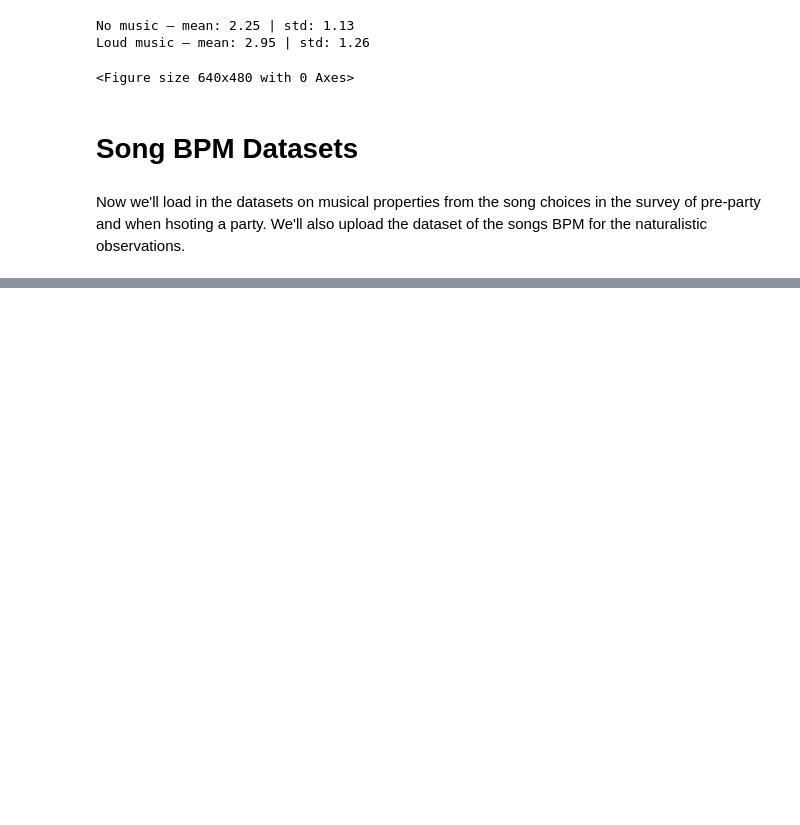
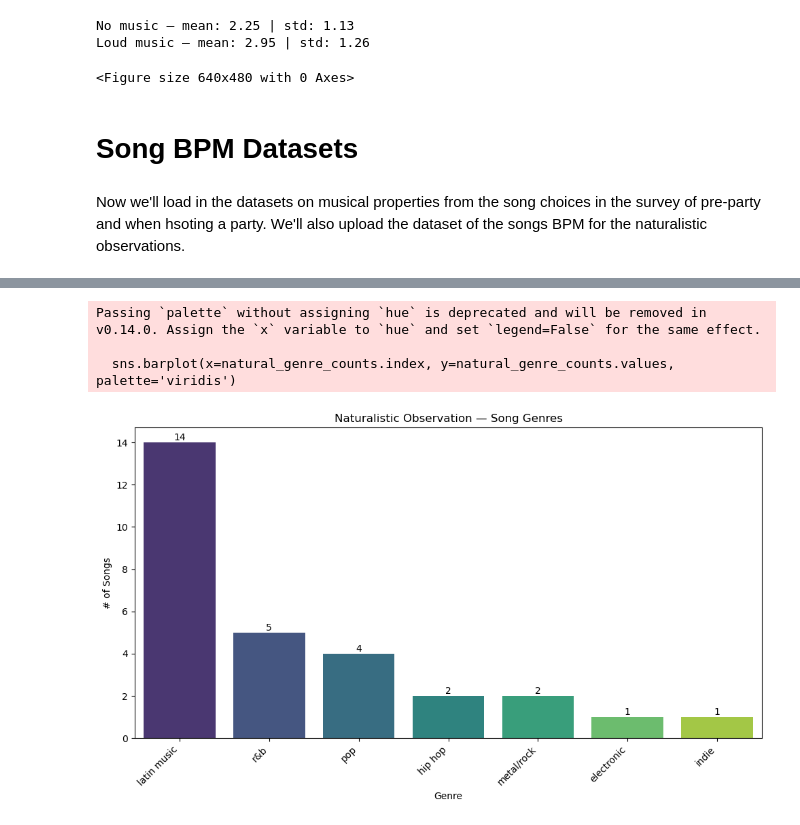
Before and after one commit to aranzahv4/music-motivation-survey-repo, a Jupyter notebook: notebooks/02_Music_Data.ipynb, the cells around one changed output, grey strips where cells are left out. Drawn from its saved outputs; the diff is of its cells as text; code cells hidden in the pictures; blank space fills up the shorter version.

Commit message:
genre for nat songs

```diff
--- a/notebooks/02_Music_Data.ipynb
+++ b/notebooks/02_Music_Data.ipynb
@@ -500,4 +500,4 @@ preparty_songs_df = pd.read_csv('../data/raw/Team Directory - Pre-Party Songs (2
 hosting_songs_df = pd.read_csv('../data/raw/Team Directory - Hosting Party Songs (2).csv')
 
 # natural observations songs
-# natural_songs_df = pd.read_csv('../data/raw/Team Directory - Naturalistic Obs. Songs (1).csv')
+natural_songs_df = pd.read_csv('../data/raw/Team Directory - Naturalistic Obs. Songs (2).csv')
@@ -520,0 +533,6 @@ hosting_songs_df
+# %%
+# strip whitespace and lowercase first
+natural_songs_df['Genre (r)'] = natural_songs_df['Genre (r)'].str.strip().str.lower()
+
+# now check unique values
+natural_songs_df['Genre (r)'].value_counts()
@@ -520,0 +553,22 @@ hosting_songs_df
+# %%
+# now we'll map genres to our 12 standard ones from before:
+genre_natural_map = {
+    'pop':                'pop',
+    'r&b':                'r&b',
+    'soul':               'r&b',         # soul → r&b (closest in your 12)
+    'hip hop':            'hip hop',
+    'trap':               'hip hop',     # trap → hip hop
+    'rock':               'metal/rock',
+    'indie':              'indie',
+    'house':              'electronic',  # house → electronic
+    'reggaeton':          'latin music',
+    'regional mexicano':  'latin music',
+    'latin':              'latin music',
+}
+
+natural_songs_df['genre_clean'] = natural_songs_df['Genre (r)'].map(genre_natural_map)
+
+# drop the NaN (1 missing value)
+natural_songs_df = natural_songs_df.dropna(subset=['genre_clean']).reset_index(drop=True)
+
+print(natural_songs_df['genre_clean'].value_counts())
@@ -520,0 +585,20 @@ hosting_songs_df
+# %%
+natural_genre_counts = natural_songs_df['genre_clean'].value_counts().sort_values(ascending=False)
+
+plt.figure(figsize=(10, 6))
+sns.barplot(x=natural_genre_counts.index, y=natural_genre_counts.values, palette='viridis')
+plt.title('Naturalistic Observation — Song Genres')
+plt.xlabel('Genre')
+plt.ylabel('# of Songs')
+plt.xticks(rotation=45, ha='right')
+for i, v in enumerate(natural_genre_counts.values):
+    plt.text(i, v + 0.1, str(v), ha='center')
+
+plt.tight_layout()
+plt.savefig('../figures/natural_obs_genres.png', dpi=150, bbox_inches='tight')
+plt.show()
+# %% [output]
+Passing `palette` without assigning `hue` is deprecated and will be removed in v0.14.0. Assign the `x` variable to `hue` and set `legend=False` for the same effect.
+
+  sns.barplot(x=natural_genre_counts.index, y=natural_genre_counts.values, palette='viridis')
+[figure, added]
```
Also changed, not shown: parts of 5 cells of this notebook, 1 other file.
